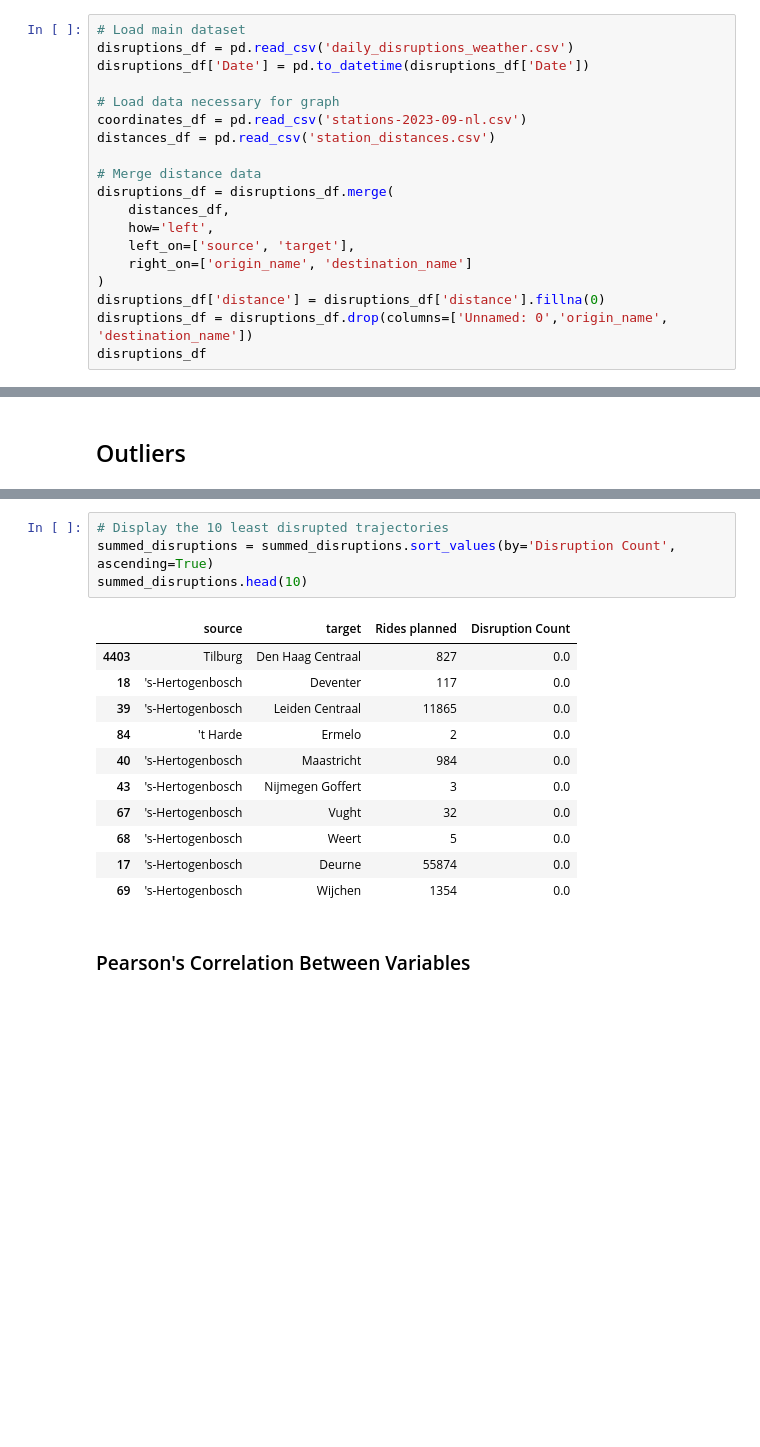
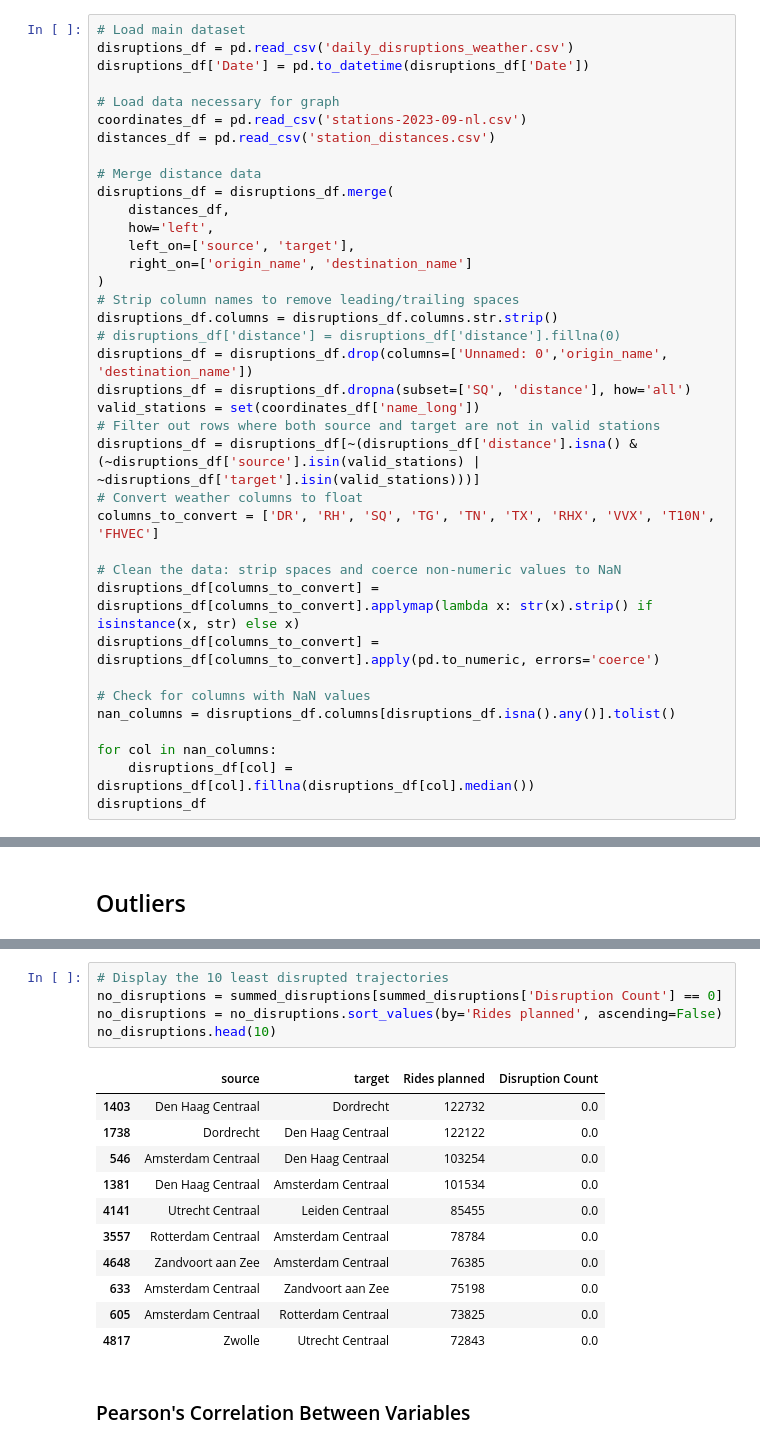
Before and after one commit to Brebber/Thesis, a Jupyter notebook: MSc-Thesis-Brent/NS-Disruptions-2025/exploratory-data-analysis/Exploratory Data Analysis.ipynb, the cells around one changed output, grey strips where cells are left out. Cells and saved outputs as stored; diff of their text form; blank space fills up the shorter version.

```diff
--- a/MSc-Thesis-Brent/NS-Disruptions-2025/exploratory-data-analysis/Exploratory Data Analysis.ipynb
+++ b/MSc-Thesis-Brent/NS-Disruptions-2025/exploratory-data-analysis/Exploratory Data Analysis.ipynb
@@ -54,8 +54,26 @@ disruptions_df = disruptions_df.merge(
     left_on=['source', 'target'],
     right_on=['origin_name', 'destination_name']
 )
-disruptions_df['distance'] = disruptions_df['distance'].fillna(0)
+# Strip column names to remove leading/trailing spaces
+disruptions_df.columns = disruptions_df.columns.str.strip()
+# disruptions_df['distance'] = disruptions_df['distance'].fillna(0)
 disruptions_df = disruptions_df.drop(columns=['Unnamed: 0','origin_name', 'destination_name'])
+disruptions_df = disruptions_df.dropna(subset=['SQ', 'distance'], how='all')
+valid_stations = set(coordinates_df['name_long'])
+# Filter out rows where both source and target are not in valid stations
+disruptions_df = disruptions_df[~(disruptions_df['distance'].isna() & (~disruptions_df['source'].isin(valid_stations) | ~disruptions_df['target'].isin(valid_stations)))]
+# Convert weather columns to float
+columns_to_convert = ['DR', 'RH', 'SQ', 'TG', 'TN', 'TX', 'RHX', 'VVX', 'T10N', 'FHVEC']
+
+# Clean the data: strip spaces and coerce non-numeric values to NaN
+disruptions_df[columns_to_convert] = disruptions_df[columns_to_convert].applymap(lambda x: str(x).strip() if isinstance(x, str) else x)
+disruptions_df[columns_to_convert] = disruptions_df[columns_to_convert].apply(pd.to_numeric, errors='coerce')
+
+# Check for columns with NaN values
+nan_columns = disruptions_df.columns[disruptions_df.isna().any()].tolist()
+
+for col in nan_columns:
+    disruptions_df[col] = disruptions_df[col].fillna(disruptions_df[col].median())
 disruptions_df
 # %% [output]
 Columns (10,11,12,13,14,15,16,18,19) have mixed types. Specify dtype option on import or set low_memory=False.
@@ -169,19 +212,20 @@ summed_disruptions.head(10)
 # %%
 # Display the 10 least disrupted trajectories
-summed_disruptions = summed_disruptions.sort_values(by='Disruption Count', ascending=True)
-summed_disruptions.head(10)
+no_disruptions = summed_disruptions[summed_disruptions['Disruption Count'] == 0]
+no_disruptions = no_disruptions.sort_values(by='Rides planned', ascending=False)
+no_disruptions.head(10)
 # %% [output]
 |  | source | target | Rides planned | Disruption Count |
-| 4403 | Tilburg | Den Haag Centraal | 827 | 0.0 |
-| 18 | 's-Hertogenbosch | Deventer | 117 | 0.0 |
-| 39 | 's-Hertogenbosch | Leiden Centraal | 11865 | 0.0 |
-| 84 | 't Harde | Ermelo | 2 | 0.0 |
-| 40 | 's-Hertogenbosch | Maastricht | 984 | 0.0 |
-| 43 | 's-Hertogenbosch | Nijmegen Goffert | 3 | 0.0 |
-| 67 | 's-Hertogenbosch | Vught | 32 | 0.0 |
-| 68 | 's-Hertogenbosch | Weert | 5 | 0.0 |
-| 17 | 's-Hertogenbosch | Deurne | 55874 | 0.0 |
-| 69 | 's-Hertogenbosch | Wijchen | 1354 | 0.0 |
+| 1403 | Den Haag Centraal | Dordrecht | 122732 | 0.0 |
+| 1738 | Dordrecht | Den Haag Centraal | 122122 | 0.0 |
+| 546 | Amsterdam Centraal | Den Haag Centraal | 103254 | 0.0 |
+| 1381 | Den Haag Centraal | Amsterdam Centraal | 101534 | 0.0 |
+| 4141 | Utrecht Centraal | Leiden Centraal | 85455 | 0.0 |
+| 3557 | Rotterdam Centraal | Amsterdam Centraal | 78784 | 0.0 |
+| 4648 | Zandvoort aan Zee | Amsterdam Centraal | 76385 | 0.0 |
+| 633 | Amsterdam Centraal | Zandvoort aan Zee | 75198 | 0.0 |
+| 605 | Amsterdam Centraal | Rotterdam Centraal | 73825 | 0.0 |
+| 4817 | Zwolle | Utrecht Centraal | 72843 | 0.0 |
 # %% [markdown]
 ### Pearson's Correlation Between Variables
 # %%
```
Also changed, not shown: parts of 14 cells of this notebook, 2 other files.
